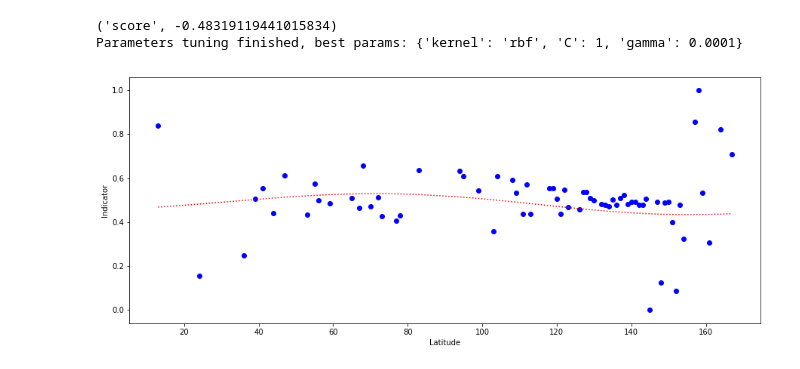
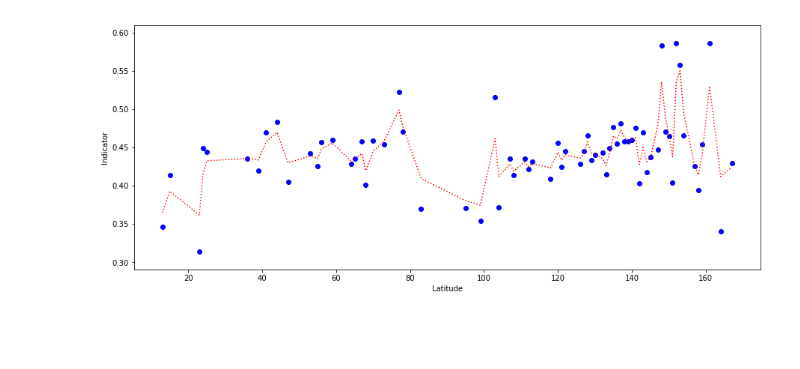
Before and after one commit to Pierre-LaurentC/IonosphericSignalRecontruction, a Jupyter notebook: SignalReconstruction.ipynb, the cells around one changed output. Drawn from its saved outputs; the diff is of its cells as text; code cells hidden in the pictures; blank space fills up the shorter version.

```diff
--- a/SignalReconstruction.ipynb
+++ b/SignalReconstruction.ipynb
@@ -113,17 +119,18 @@ def gaussian(x, a, b, c):
 # %%
 %%time
 stationIndicatorVariation.clear()
+numberOfMinutesNeededInTheTimeStamp = 1440
 timeBetweenValues = 8
 dataResolution = 0
 dataBeforeNormalizaton = np.array([])
 
-if 360%(1440/timeBetweenValues)==0:
-    dataResolution = 360/(1440/timeBetweenValues)
+if 360%(numberOfMinutesNeededInTheTimeStamp/timeBetweenValues)==0:
+    dataResolution = 360/(numberOfMinutesNeededInTheTimeStamp/timeBetweenValues)
 
     for st in allStationCodes:
         delta = endDate-startDate
         totalMinutes = (delta.total_seconds()+1)/60
-        for i in range(0, np.int16(totalMinutes+1), timeBetweenValues):
+        for i in range(0, np.int16(totalMinutes), timeBetweenValues):
             try:
                 update = datetime.timedelta(minutes=i)
                 currentDate = startDate+update
@@ -183,8 +190,8 @@ def ManuallyNormalizeData01():
 # NormalizeData01()
 ManuallyNormalizeData01()
 # %%
-y = np.array(normalized01StationIndicatorVariation["clf"])
-x = np.arange(0, 1440, timeBetweenValues)
+y = np.array(normalized01StationIndicatorVariation["aae"])
+x = np.arange(0, numberOfMinutesNeededInTheTimeStamp*numberOfDaysWithData, timeBetweenValues)
 fig= plt.figure(figsize=(20,8))
 axes= fig.add_axes([0.8,0.8,0.8,0.8])
 axes.plot(x,y)
@@ -235,12 +250,17 @@ def makeIndicatorVariationArray(normalizedGauss, normalizedScaler):
 
 makeIndicatorVariationArray(False,True)
 # %%
+stationLat = 99
 fig, (ax1, ax2) = plt.subplots(1, 2)
 fig.set_size_inches(20,7)
-x = np.arange(0,360,1)
+x = np.arange(0,indicatorVariationArray[stationLat].shape[0],1)
+x1 = np.arange(0,indicatorVariationArrayLocalTime[stationLat].shape[0],1)
 ax1.set_title("VariationInGlobalTime")
 ax2.set_title("VariationInLocalTime")
-ax1.plot(x.reshape(360,1), indicatorVariationArrayLocalTime[137].reshape(360,1))
-ax2.plot(x.reshape(360,1), indicatorVariationArray[137].reshape(360,1))
+ax1.plot(x1.reshape(indicatorVariationArrayLocalTime[stationLat].shape[0],1), indicatorVariationArrayLocalTime[stationLat].reshape(indicatorVariationArrayLocalTime[stationLat].shape[0],1))
+ax2.plot(x.reshape(indicatorVariationArray[stationLat].shape[0],1), indicatorVariationArray[stationLat].reshape(indicatorVariationArray[stationLat].shape[0],1))
+# ax1.set_xbound(180,360)
+ax2.set_xbound(180,360)
+
 plt.show(fig)
 # %% [output]
@@ -248,8 +268,8 @@ plt.show(fig)
 # %%
 indicatorLatVariation = np.array([])
 xLat =  np.array([])
-for i in range(0, indicatorVariationArray.shape[0]):
-    indicatorLatVariation = np.append(indicatorLatVariation, indicatorVariationArrayLocalTime[i][220])
+for i in range(0, indicatorVariationArrayLocalTime.shape[0]):
+    indicatorLatVariation = np.append(indicatorLatVariation, indicatorVariationArrayLocalTime[i][90])
 
 xLat = np.arange(0, 180, 1).reshape(180, 1)
 fig, ax1 = plt.subplots()
@@ -398,29 +419,35 @@ def ParametersTuning(baseArray,long):
     print ("Parameters tuning finished, best params: {}".format(modelBestParams))
     return modelBestParams
 # %%
+from sklearn.ensemble import RandomForestRegressor
+rf = RandomForestRegressor(n_estimators = 1000, random_state = 100)
 def printModelFitForGivenLong(baseArray, long):
     indicatorLatVariation = np.array([])
     for i in range(0, baseArray.shape[0]):
         indicatorLatVariation = np.append(indicatorLatVariation, baseArray[i][long])
 
     y = np.array(indicatorLatVariation)
     x = np.arange(0, baseArray.shape[0], 1)
 
 
     x, y = RemoveInfNan(x, y)
-    scaler = MinMaxScaler()
-    y = scaler.fit_transform(y.reshape(y.shape[0], 1))
+    X_train, X_test, y_train, y_test = train_test_split(x, y, test_size=0.5, random_state=0)
+
+
+    rf.fit(x, y)
+#     predictions = rf.predict(X_test)
+#     errors = abs(predictions - y_test)
+#     print('Mean Absolute Error:', round(np.mean(errors), 2))
+
 
 
     plt.figure(figsize=(15,6))
     plt.xlabel("Latitude")
     plt.ylabel("Indicator")
     plt.scatter(x, y, c = 'blue')
-    plt.plot(x, SupportVectorRegression(x,y,ParametersTuning(baseArray,long)).predict(x), "r:")
+    plt.plot(x, rf.predict(x), "r:")
     plt.show()
 
 printModelFitForGivenLong(indicatorVariationArray, 180)
 # %% [output]
-('score', -0.48319119441015834)
-Parameters tuning finished, best params: {'kernel': 'rbf', 'C': 1, 'gamma': 0.0001}
-[figure, old version]
+[figure, new version]
```
Also changed, not shown: parts of 16 cells of this notebook, 3 other files.
